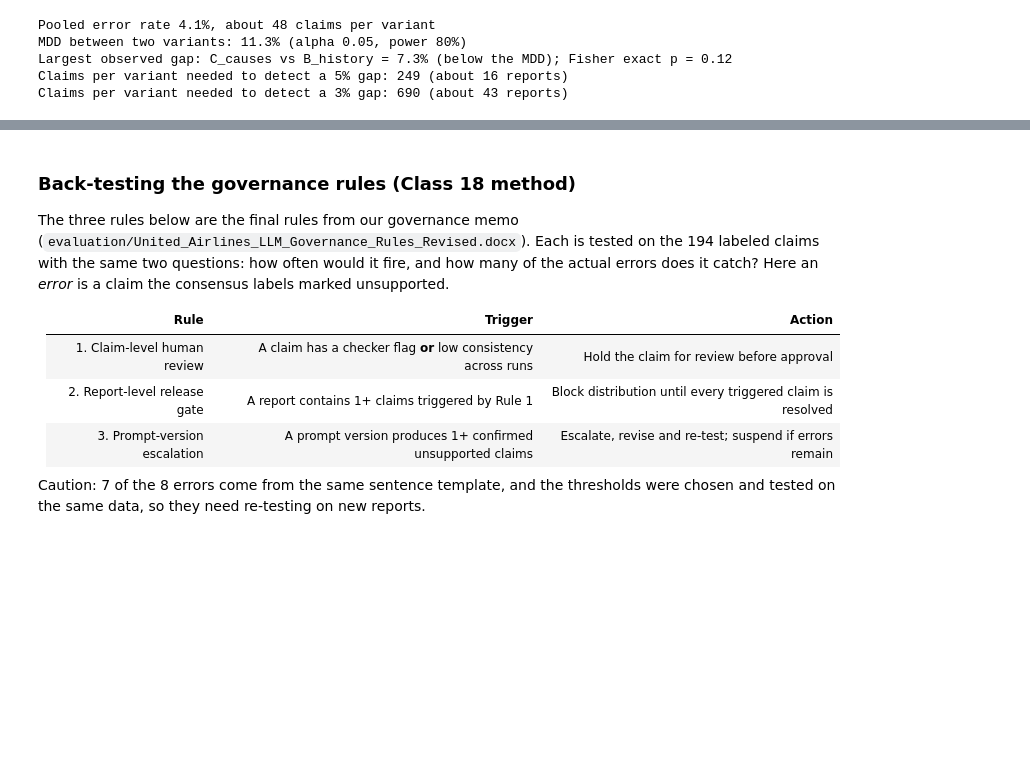
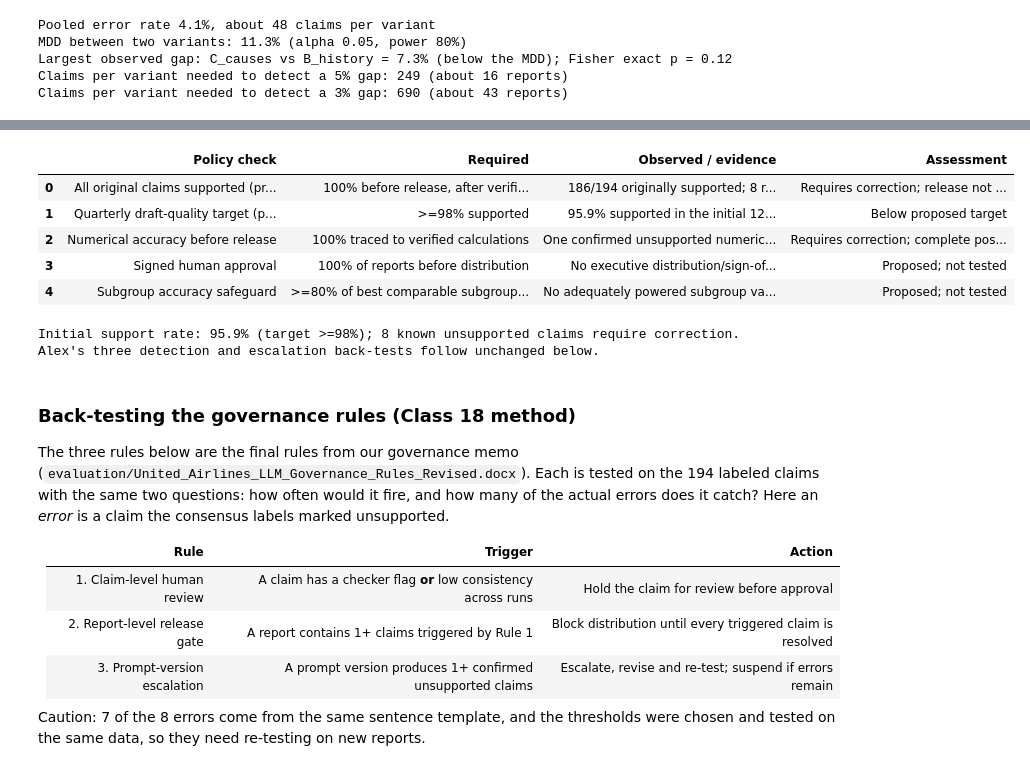
Before and after one commit to KwakuAsante-bit/united-airline-reliability-ai, a Jupyter notebook: final_project.ipynb, the cells around one changed output, grey strips where cells are left out. Saved outputs shown, nothing was run; the diff lists cells and outputs as text; code cells hidden in the pictures; blank space fills up the shorter version.

```diff
--- a/final_project.ipynb
+++ b/final_project.ipynb
@@ -3293,3 +3473,61 @@ Claims per variant needed to detect a 3% gap: 690 (about 43 reports)
+# %%
+# Proposed-policy evaluation using the EXISTING final consensus labels.
+# This is a retrospective comparison against the governance memo, NOT an operational release gate.
+import pandas as pd
+
+if consensus_ready:
+    policy_total = len(ev)
+    policy_unsupported = int(ev["is_error"].sum())
+    policy_supported = policy_total - policy_unsupported
+    policy_supported_rate = policy_supported / policy_total if policy_total else float("nan")
+    policy_target = 0.98
+    policy_rules = pd.DataFrame([
+        {
+            "Policy check": "All original claims supported (pre-correction)",
+            "Required": "100% before release, after verification/correction",
+            "Observed / evidence": f"{policy_supported}/{policy_total} originally supported; {policy_unsupported} require correction",
+            "Assessment": "Requires correction; release not tested" if policy_unsupported else "No known errors in this sample; human approval still required"
+        },
+        {
+            "Policy check": "Quarterly draft-quality target (pre-correction)",
+            "Required": ">=98% supported",
+            "Observed / evidence": f"{policy_supported_rate:.1%} supported in the initial 12-report sample",
+            "Assessment": "Below proposed target" if policy_supported_rate < policy_target else "Meets numerical target on sample only"
+        },
+        {
+            "Policy check": "Numerical accuracy before release",
+            "Required": "100% traced to verified calculations",
+            "Observed / evidence": "One confirmed unsupported numerical claim in the labeled sample",
+            "Assessment": "Requires correction; complete post-correction audit not tested"
+        },
+        {
+            "Policy check": "Signed human approval",
+            "Required": "100% of reports before distribution",
+            "Observed / evidence": "No executive distribution/sign-off workflow executed",
+            "Assessment": "Proposed; not tested"
+        },
+        {
+            "Policy check": "Subgroup accuracy safeguard",
+            "Required": ">=80% of best comparable subgroup after successful pilot",
+            "Observed / evidence": "No adequately powered subgroup validation established",
+            "Assessment": "Proposed; not tested"
+        },
+    ])
+    display(policy_rules)
+    print(f"Initial support rate: {policy_supported_rate:.1%} (target >=98%); "
+          f"{policy_unsupported} known unsupported claims require correction.")
+    print("Alex's three detection and escalation back-tests follow unchanged below.")
+else:
+    print("Run the preceding consensus-label evaluation before assessing proposed policy thresholds.")
+# %% [output]
+|  | Policy check | Required | Observed / evidence | Assessment |
+| 0 | All original claims supported (pr... | 100% before release, after verifi... | 186/194 originally supported; 8 r... | Requires correction; release not ... |
+| 1 | Quarterly draft-quality target (p... | >=98% supported | 95.9% supported in the initial 12... | Below proposed target |
+| 2 | Numerical accuracy before release | 100% traced to verified calculations | One confirmed unsupported numeric... | Requires correction; complete pos... |
+| 3 | Signed human approval | 100% of reports before distribution | No executive distribution/sign-of... | Proposed; not tested |
+| 4 | Subgroup accuracy safeguard | >=80% of best comparable subgroup... | No adequately powered subgroup va... | Proposed; not tested |
+Initial support rate: 95.9% (target >=98%); 8 known unsupported claims require correction.
+Alex's three detection and escalation back-tests follow unchanged below.
 # %% [markdown]
 ### Back-testing the governance rules (Class 18 method)
 
```
Also changed, not shown: parts of 43 cells of this notebook, 2 other files.
